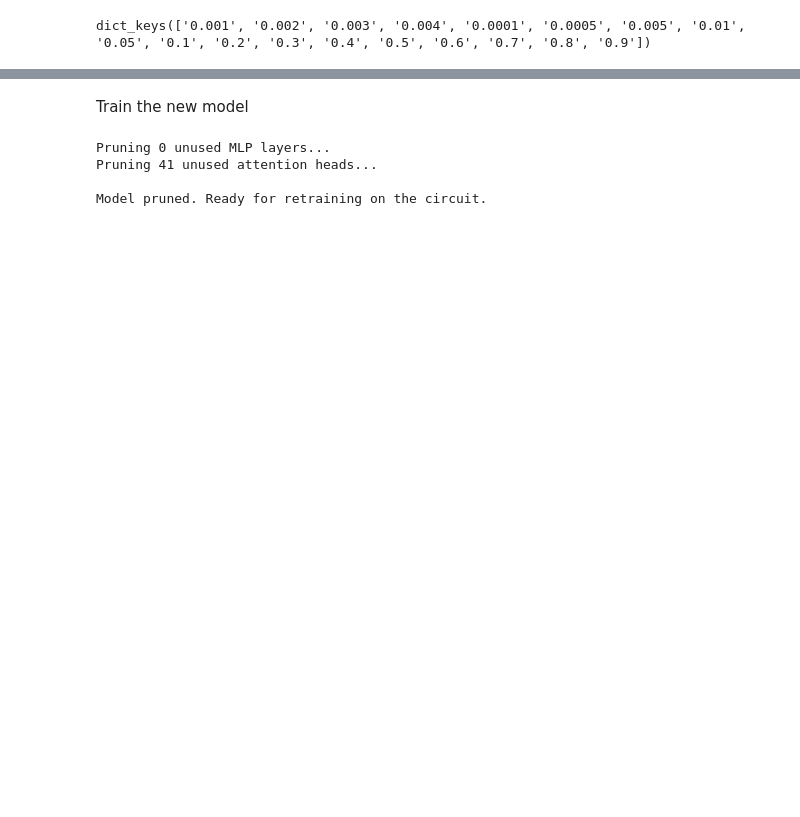
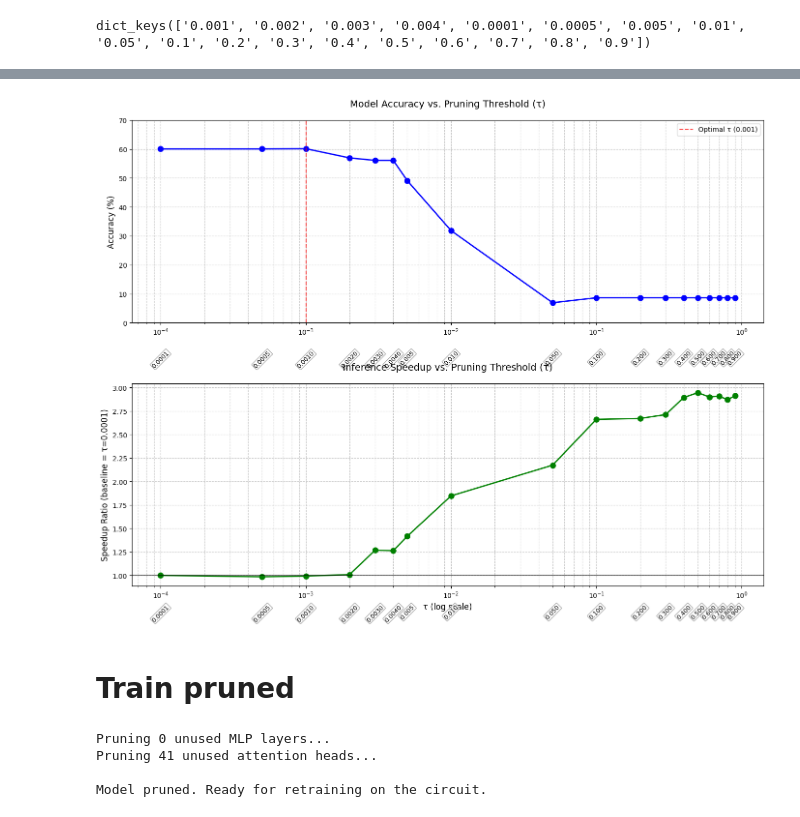
Before and after one commit to Alessio-Olivieri/cv-proj2, a Jupyter notebook: notebooks/main.ipynb, the cells around one changed output, grey strips where cells are left out. Cells and saved outputs as stored; diff of their text form; code cells hidden in the pictures; blank space fills up the shorter version.

```diff
--- a/notebooks/main.ipynb
+++ b/notebooks/main.ipynb
@@ -45,13 +60,13 @@ import importlib
 importlib.reload(dataset)
 if toy == True:
     print("laoding toy datasets")
-    train_dataset, coarse_labels = dataset.load_animal_dataset("train", transform=transform_train, tiny=True, stop=6)
-    val_dataset, coarse_labels = dataset.load_animal_dataset("valid", transform=transform_valid, tiny=True, stop=2)
+    train_dataset, coarse_labels = dataset.load_animal_dataset("train", tiny=True, stop=6)
+    val_dataset, coarse_labels = dataset.load_animal_dataset("valid", tiny=True, stop=2)
 
 else:
     print("loading full dataet")
-    train_dataset, coarse_labels = dataset.load_animal_dataset("train", transform=transform_train)
-    val_dataset, coarse_labels = dataset.load_animal_dataset("valid", transform=transform_valid)
+    train_dataset, coarse_labels = dataset.load_animal_dataset("train")
+    val_dataset, coarse_labels = dataset.load_animal_dataset("valid")
 
 train_dataset = dataset.TorchDatasetWrapper(train_dataset, transform=transform_train)
 val_dataset = dataset.TorchDatasetWrapper(val_dataset, transform=transform_valid)
@@ -236,7 +256,7 @@ if benchmark == True:
     )
     acdc.test_taus(circuits, val_loader, coarse_labels, config, device)
 else:
-    if device == torch.device("cuda");
+    if device == torch.device("cuda"):
         with open(paths.data/"benchmark rtx4000ADA.txt", 'r') as f:
             data = f.read()
             print(data)
@@ -329,36 +367,38 @@ def plot_graphs(taus, accuracies, speedups):
     plt.ylabel('Speedup Ratio (baseline = τ=0.0001)', fontsize=12)
     plt.grid(True, which='both', linestyle='--', alpha=0.7)
     plt.axhline(y=1, color='k', linestyle='-', alpha=0.5)
 
     # Add tau values below points
     min_speedup = min(speedups)
     for tau, spd in zip(taus, speedups):
         plt.annotate(tau_formatter(tau, None),
                     xy=(tau, min_speedup),
                     xytext=(0, -40),
                     textcoords='offset points',
                     ha='center', va='top',
                     rotation=45, fontsize=9,
                     bbox=dict(boxstyle="round,pad=0.1", fc="white", ec="gray", alpha=0.7))
 
     # Adjust layout to make room for labels
     plt.tight_layout()
     plt.subplots_adjust(bottom=0.15, hspace=0.3)
 
     plt.savefig('pruning_analysis_with_tau_labels.png', dpi=300, bbox_inches='tight')
     plt.show()
 
-if device == torch.device("cuda");
+if device == torch.device("cuda"):
     with open(paths.data/"benchmark rtx4000ADA.txt", 'r') as f:
         data = f.read()
 else:
     with open(paths.data/"benchmark ryzen74700u.txt", 'r') as f:
         data = f.read()
 
 taus, accuracies, speedups = parse_results(data)
 plot_graphs(taus, accuracies, speedups)
+# %% [output]
+[figure, added]
-# %% [markdown]
-Train the new model
+# %% [markdown]
+# Train pruned
 # %%
 importlib.reload(model)
 config = {
```
Also changed, not shown: parts of 16 cells of this notebook, 4 other files.
